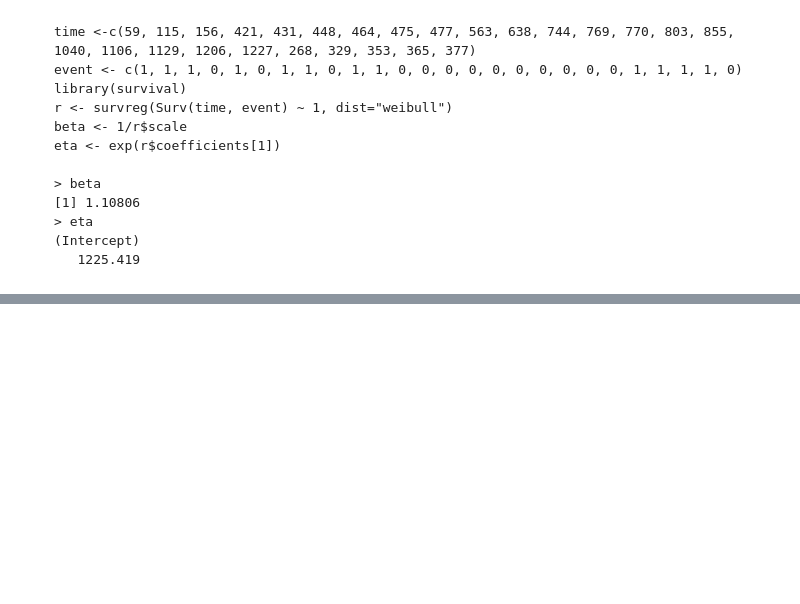
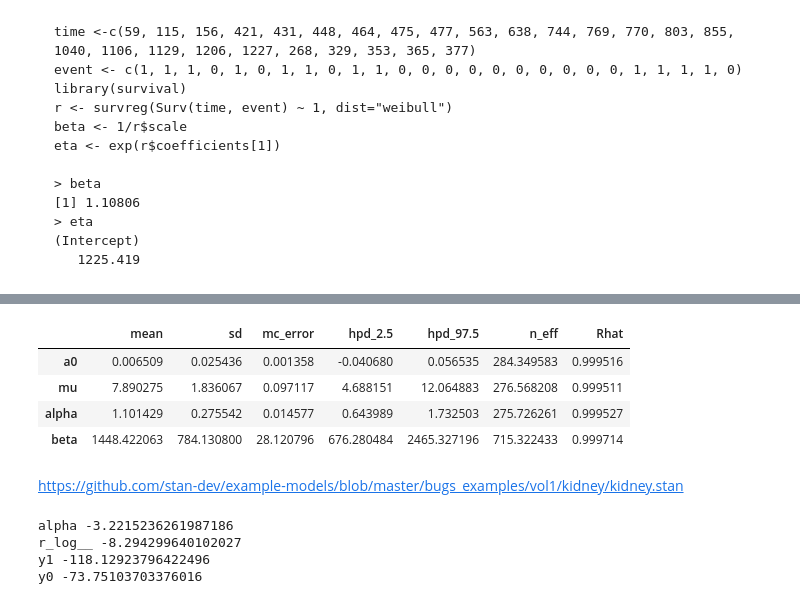
Before and after one commit to junpenglao/Planet_Sakaar_Data_Science, a Jupyter notebook: PyMC3QnA/discourse_1107.ipynb, the cells around one changed output, grey strips where cells are left out. Saved outputs shown, nothing was run; the diff lists cells and outputs as text; code cells hidden in the pictures; blank space fills up the shorter version.

```diff
--- a/PyMC3QnA/discourse_1107.ipynb
+++ b/PyMC3QnA/discourse_1107.ipynb
@@ -261,0 +263,11 @@ pm.traceplot(trace,
+# %%
+df = pm.summary(trace)
+df
+# %% [output]
+|  | mean | sd | mc_error | hpd_2.5 | hpd_97.5 | n_eff | Rhat |
+| a0 | 0.006509 | 0.025436 | 0.001358 | -0.040680 | 0.056535 | 284.349583 | 0.999516 |
+| mu | 7.890275 | 1.836067 | 0.097117 | 4.688151 | 12.064883 | 276.568208 | 0.999511 |
+| alpha | 1.101429 | 0.275542 | 0.014577 | 0.643989 | 1.732503 | 275.726261 | 0.999527 |
+| beta | 1448.422063 | 784.130800 | 28.120796 | 676.280484 | 2465.327196 | 715.322433 | 0.999714 |
+# %% [markdown]
+https://github.com/stan-dev/example-models/blob/master/bugs_examples/vol1/kidney/kidney.stan
@@ -261,0 +284,8 @@ pm.traceplot(trace,
+# %%
+for var in m.basic_RVs:
+    print(var.name, var.logp(m.test_point))
+# %% [output]
+alpha -3.2215236261987186
+r_log__ -8.294299640102027
+y1 -118.12923796422496
+y0 -73.75103703376016
```
Also changed, not shown: parts of 6 cells of this notebook.
